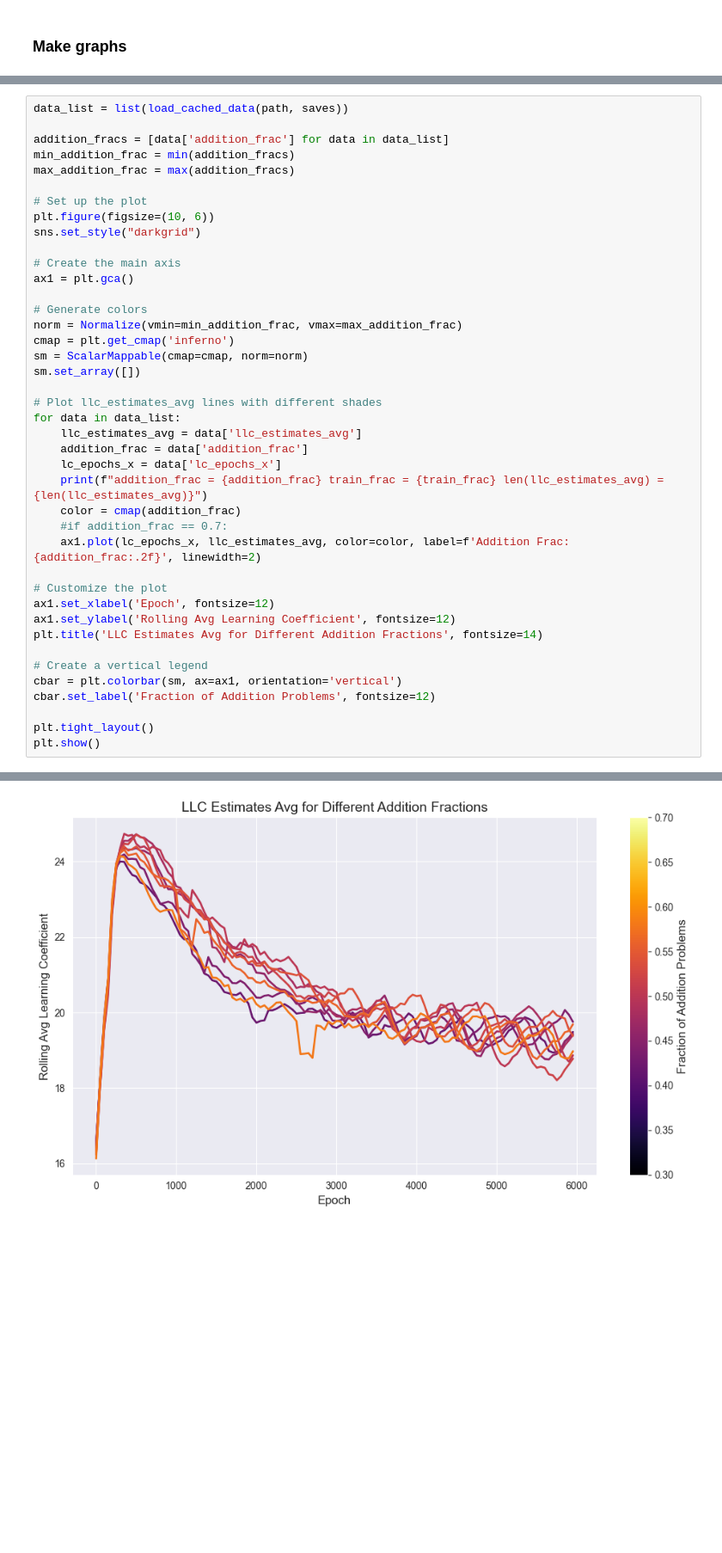
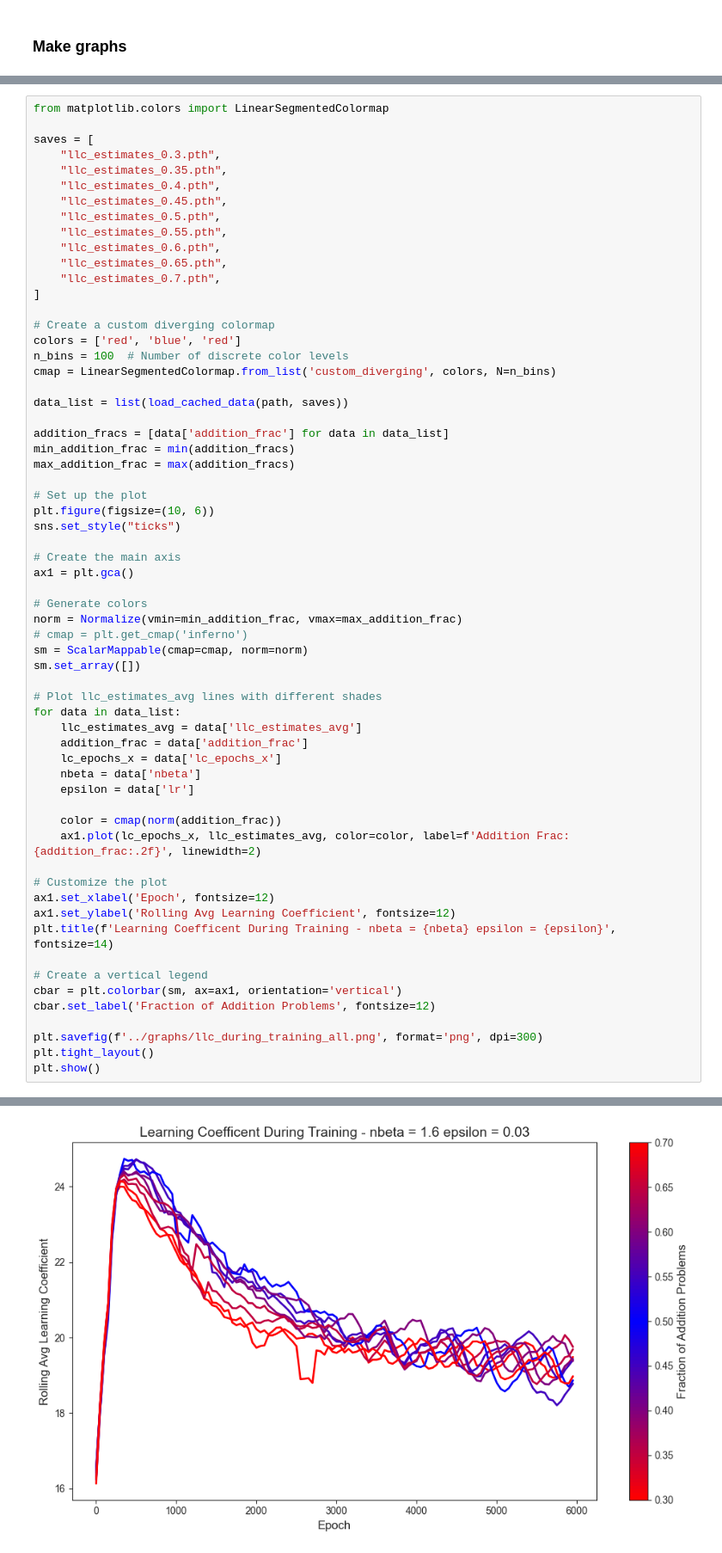
Before and after one commit to james-sullivan/ArithmeticTransformer, a Jupyter notebook: src/EstimateLLC.ipynb, the cells around one changed output, grey strips where cells are left out. Shown at 86% size. Cells and saved outputs as stored; diff of their text form; blank space fills up the shorter version.

Commit message:
Adds code for more graphs and adddition only training

```diff
--- a/src/EstimateLLC.ipynb
+++ b/src/EstimateLLC.ipynb
@@ -515,4 +547,23 @@ Estimate created from ../saves/check_point_50/grokking_add_multi_0.55.pth
 # %%
+from matplotlib.colors import LinearSegmentedColormap
+
+saves = [
+    "llc_estimates_0.3.pth",
+    "llc_estimates_0.35.pth",
+    "llc_estimates_0.4.pth",
+    "llc_estimates_0.45.pth",
+    "llc_estimates_0.5.pth",
+    "llc_estimates_0.55.pth",
+    "llc_estimates_0.6.pth",
+    "llc_estimates_0.65.pth",
+    "llc_estimates_0.7.pth",
+]
+
+# Create a custom diverging colormap
+colors = ['red', 'blue', 'red']
+n_bins = 100  # Number of discrete color levels
+cmap = LinearSegmentedColormap.from_list('custom_diverging', colors, N=n_bins)
+
 data_list = list(load_cached_data(path, saves))
 
 addition_fracs = [data['addition_frac'] for data in data_list]
@@ -521,14 +572,14 @@ max_addition_frac = max(addition_fracs)
 
 # Set up the plot
 plt.figure(figsize=(10, 6))
-sns.set_style("darkgrid")
+sns.set_style("ticks")
 
 # Create the main axis
 ax1 = plt.gca()
 
 # Generate colors
 norm = Normalize(vmin=min_addition_frac, vmax=max_addition_frac)
-cmap = plt.get_cmap('inferno')
+# cmap = plt.get_cmap('inferno')
 sm = ScalarMappable(cmap=cmap, norm=norm)
 sm.set_array([])
 
@@ -537,20 +588,22 @@ for data in data_list:
     llc_estimates_avg = data['llc_estimates_avg']
     addition_frac = data['addition_frac']
     lc_epochs_x = data['lc_epochs_x']
-    print(f"addition_frac = {addition_frac} train_frac = {train_frac} len(llc_estimates_avg) = {len(llc_estimates_avg)}")
-    color = cmap(addition_frac)
-    #if addition_frac == 0.7:
+    nbeta = data['nbeta']
+    epsilon = data['lr']
+
+    color = cmap(norm(addition_frac))
     ax1.plot(lc_epochs_x, llc_estimates_avg, color=color, label=f'Addition Frac: {addition_frac:.2f}', linewidth=2)
 
 # Customize the plot
 ax1.set_xlabel('Epoch', fontsize=12)
 ax1.set_ylabel('Rolling Avg Learning Coefficient', fontsize=12)
-plt.title('LLC Estimates Avg for Different Addition Fractions', fontsize=14)
+plt.title(f'Learning Coefficent During Training - nbeta = {nbeta} epsilon = {epsilon}', fontsize=14)
 
 # Create a vertical legend
 cbar = plt.colorbar(sm, ax=ax1, orientation='vertical')
 cbar.set_label('Fraction of Addition Problems', fontsize=12)
 
+plt.savefig(f'../graphs/llc_during_training_all.png', format='png', dpi=300)
 plt.tight_layout()
 plt.show()
 # %% [output]
@@ -575 +619 @@ addition_frac = 0.7 train_frac = 0.5 len(llc_estimates_avg) = 120
-[figure, old version]
+[figure, new version]
```
Also changed, not shown: parts of 8 cells of this notebook, 1 other file.
